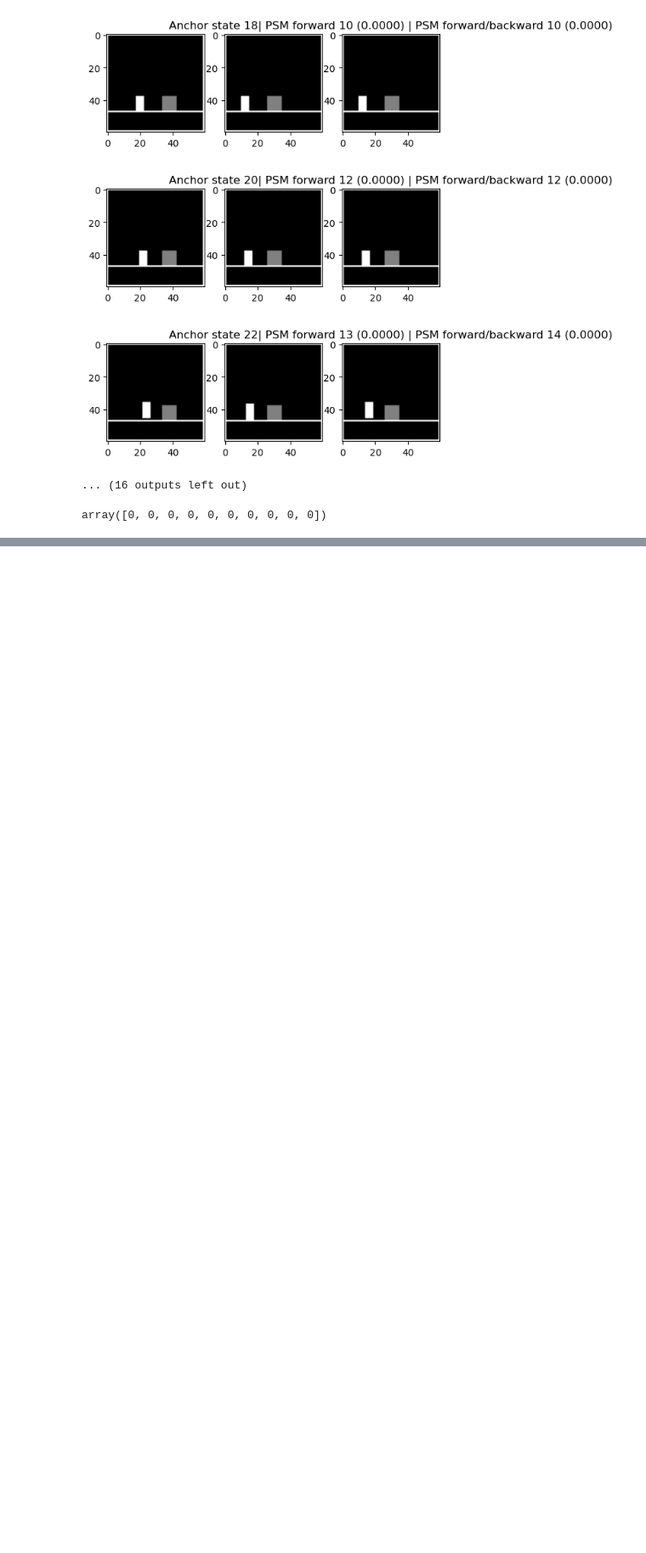
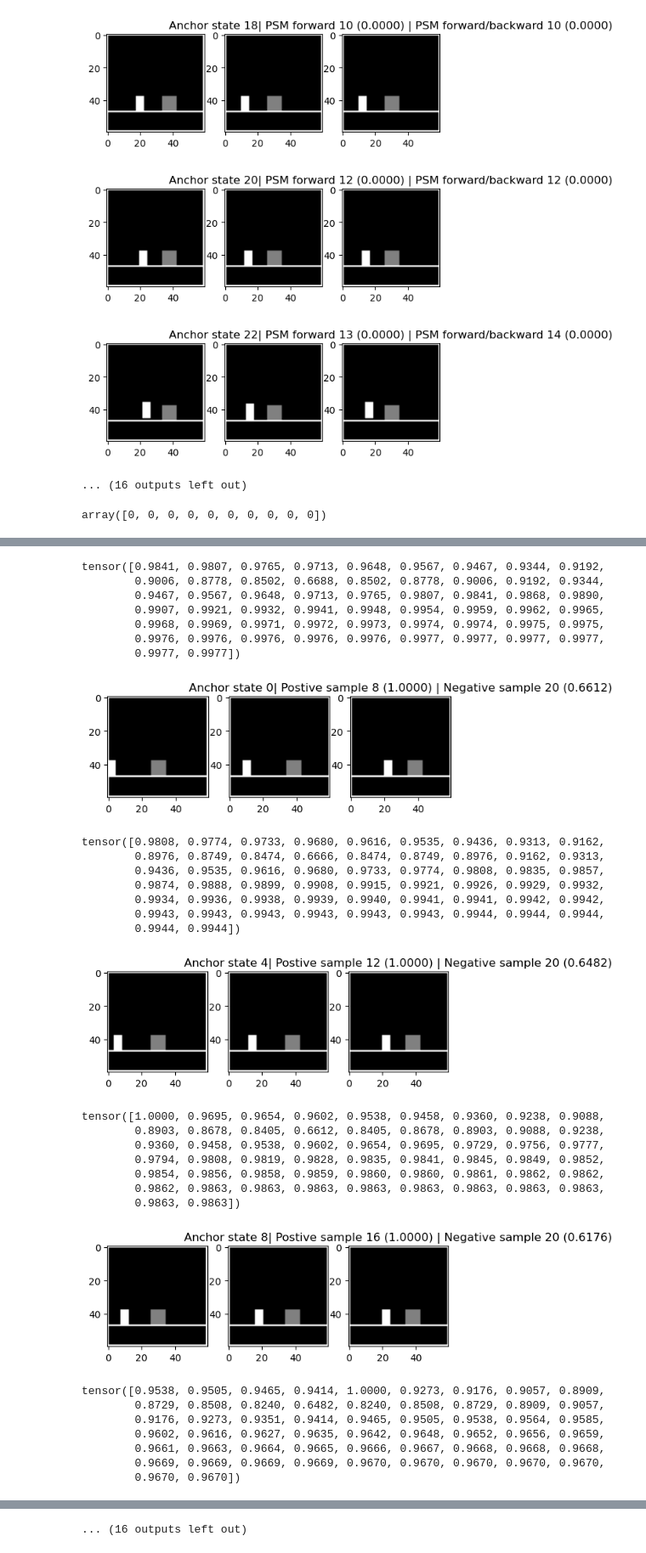
Before and after one commit to manusimidt/jku_master_thesis, a Jupyter notebook: jumping/visualize_psm.ipynb, the cells around one changed output, grey strips where cells are left out. Shown at 85% size. Saved outputs shown, nothing was run; the diff lists cells and outputs as text; code cells hidden in the pictures; blank space fills up the shorter version.

```diff
--- a/jumping/visualize_psm.ipynb
+++ b/jumping/visualize_psm.ipynb
@@ -202,0 +202,51 @@ Error:
+# %%
+# Some experiments for triplet loss
+psm_mat = psm.psm_fb_fast(torch.tensor(actions_x), torch.tensor(actions_y), gamma=.8)
+
+beta = 5
+psm_mat = np.exp(-psm_mat/beta)
+
+for compare_idx in range(0, len(actions_x)):
+    # Given the state at index compare_idx, which state in Y is most similar?
+    idx_positive = np.argmax(psm_mat[compare_idx, :])
+    idx_negative = np.argmin(psm_mat[compare_idx, :])
+
+    if compare_idx % 4 == 0:
+        print(psm_mat[:,compare_idx])
+        compare_imgs(
+            states_x[compare_idx],
+            states_y[idx_positive],
+            states_y[idx_negative],
+            f"Anchor state {compare_idx}| Postive sample {idx_positive} ({psm_mat[compare_idx][idx_positive]:.4f}) | Negative sample {idx_negative} ({psm_mat[compare_idx][idx_negative]:.4f})")
+# %% [output]
+tensor([0.9841, 0.9807, 0.9765, 0.9713, 0.9648, 0.9567, 0.9467, 0.9344, 0.9192,
+        0.9006, 0.8778, 0.8502, 0.6688, 0.8502, 0.8778, 0.9006, 0.9192, 0.9344,
+        0.9467, 0.9567, 0.9648, 0.9713, 0.9765, 0.9807, 0.9841, 0.9868, 0.9890,
+        0.9907, 0.9921, 0.9932, 0.9941, 0.9948, 0.9954, 0.9959, 0.9962, 0.9965,
+        0.9968, 0.9969, 0.9971, 0.9972, 0.9973, 0.9974, 0.9974, 0.9975, 0.9975,
+        0.9976, 0.9976, 0.9976, 0.9976, 0.9976, 0.9977, 0.9977, 0.9977, 0.9977,
+        0.9977, 0.9977])
+[figure, added]
+tensor([0.9808, 0.9774, 0.9733, 0.9680, 0.9616, 0.9535, 0.9436, 0.9313, 0.9162,
+        0.8976, 0.8749, 0.8474, 0.6666, 0.8474, 0.8749, 0.8976, 0.9162, 0.9313,
+        0.9436, 0.9535, 0.9616, 0.9680, 0.9733, 0.9774, 0.9808, 0.9835, 0.9857,
+        0.9874, 0.9888, 0.9899, 0.9908, 0.9915, 0.9921, 0.9926, 0.9929, 0.9932,
+        0.9934, 0.9936, 0.9938, 0.9939, 0.9940, 0.9941, 0.9941, 0.9942, 0.9942,
+        0.9943, 0.9943, 0.9943, 0.9943, 0.9943, 0.9943, 0.9944, 0.9944, 0.9944,
+        0.9944, 0.9944])
+[figure, added]
+tensor([1.0000, 0.9695, 0.9654, 0.9602, 0.9538, 0.9458, 0.9360, 0.9238, 0.9088,
+        0.8903, 0.8678, 0.8405, 0.6612, 0.8405, 0.8678, 0.8903, 0.9088, 0.9238,
+        0.9360, 0.9458, 0.9538, 0.9602, 0.9654, 0.9695, 0.9729, 0.9756, 0.9777,
+        0.9794, 0.9808, 0.9819, 0.9828, 0.9835, 0.9841, 0.9845, 0.9849, 0.9852,
+        0.9854, 0.9856, 0.9858, 0.9859, 0.9860, 0.9860, 0.9861, 0.9862, 0.9862,
+        0.9862, 0.9863, 0.9863, 0.9863, 0.9863, 0.9863, 0.9863, 0.9863, 0.9863,
+        0.9863, 0.9863])
+[figure, added]
+tensor([0.9538, 0.9505, 0.9465, 0.9414, 1.0000, 0.9273, 0.9176, 0.9057, 0.8909,
+        0.8729, 0.8508, 0.8240, 0.6482, 0.8240, 0.8508, 0.8729, 0.8909, 0.9057,
+        0.9176, 0.9273, 0.9351, 0.9414, 0.9465, 0.9505, 0.9538, 0.9564, 0.9585,
+        0.9602, 0.9616, 0.9627, 0.9635, 0.9642, 0.9648, 0.9652, 0.9656, 0.9659,
+        0.9661, 0.9663, 0.9664, 0.9665, 0.9666, 0.9667, 0.9668, 0.9668, 0.9668,
+        0.9669, 0.9669, 0.9669, 0.9669, 0.9670, 0.9670, 0.9670, 0.9670, 0.9670,
+        0.9670, 0.9670])
@@ -202,0 +270 @@ Error:
+... (16 outputs left out)
```
Also changed, not shown: parts of 2 cells of this notebook, 5 other files.
